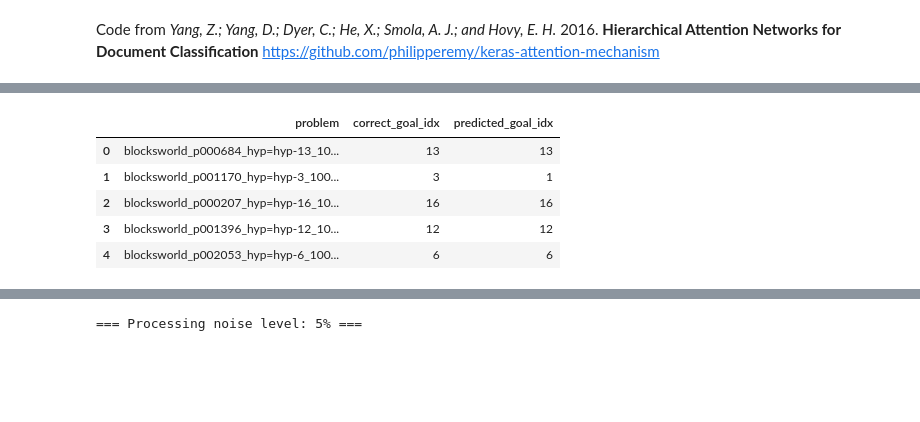
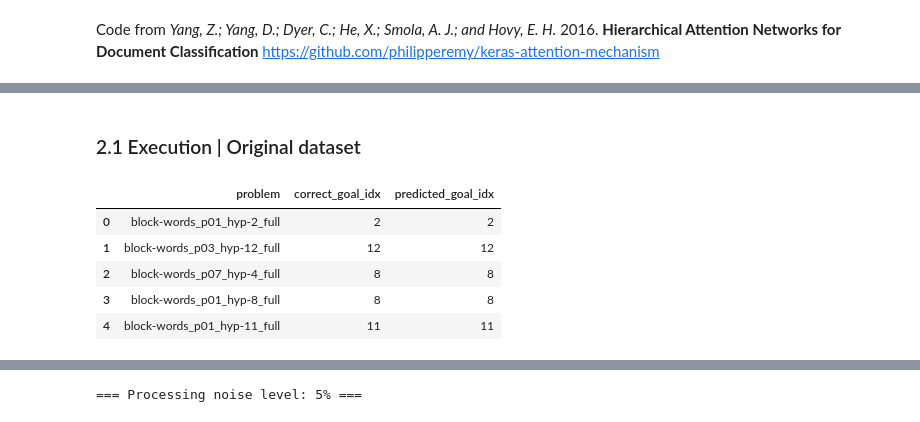
Before and after one commit to MechaMic38/GRNet, a Jupyter notebook: code/GRNet_approach.ipynb, the cells around one changed output, grey strips where cells are left out. Saved outputs shown, nothing was run; the diff lists cells and outputs as text; code cells hidden in the pictures; blank space fills up the shorter version.

Commit message:
Added automation execution of both original and noisy sets.
Detailed work:
- Automatic execution of both original and noisy sets.
- Results are saved in CSV files.
- Better notebook structure outline.

```diff
--- a/code/GRNet_approach.ipynb
+++ b/code/GRNet_approach.ipynb
@@ -950 +955,21 @@ def run_experiment(obs_file: str,
+# %%
+# Domain
+DOMAIN = C.BLOCKSWORLD
+DOMAIN_NAME = 'blocksworld'
+
+# Paths to testsets and reports
+TS_DIR = 'TS_Per' # Either 'TS_PerGen' or 'TS_Per'
+ORIGINAL_DOMAIN_DIR = f'../testsets/{TS_DIR}/{DOMAIN_NAME}'
+NOISY_DOMAIN_DIR = f'../testsets/{TS_DIR}_noisy/{DOMAIN_NAME}/{DOMAIN_NAME}-noisy'
+REPORT_DIR = f'../testsets/{TS_DIR}_noisy/{DOMAIN_NAME}/report/{DOMAIN_NAME}-noisy'
+
+# Evaluation results paths
+ORIGINAL_RESULTS_DIR = f'../results/{TS_DIR}/{DOMAIN_NAME}'
+NOISY_RESULTS_DIR = f'../results/{TS_DIR}_noisy/{DOMAIN_NAME}'
+
+# Temporary directory to unzip files
+TEMP_DIR = f'./files_temp_dir'
+
+# Additional configs
+VERBOSE = 0
 # %% [markdown]
@@ -961,8 +985,3 @@ Change these values to fit your execution
-# %%
-domain = C.BLOCKSWORLD
-domain_dir = f'../testsets/TS_PerGen_noisy/blocksworld-noisy'
-temp_dir = f'./files_temp_dir'
-verbose = 0
 # %%
 def process_domain(
     domain: int,
@@ -1103,17 +1122,19 @@ def process_noisy_domain(
         )
 
     return results
+# %% [markdown]
+### 2.1 Execution | Original dataset
 # %%
-results = process_domain(
-    domain=domain,
-    domain_dir='../testsets/TS_PerGen/blocksworld',
+original_results = process_domain(
+    domain=DOMAIN,
+    domain_dir=ORIGINAL_DOMAIN_DIR,
 )
 # %%
-results["100"].head()
+original_results["100"].head()
 # %% [output]
 |  | problem | correct_goal_idx | predicted_goal_idx |
-| 0 | blocksworld_p000684_hyp=hyp-13_10... | 13 | 13 |
-| 1 | blocksworld_p001170_hyp=hyp-3_100... | 3 | 1 |
-| 2 | blocksworld_p000207_hyp=hyp-16_10... | 16 | 16 |
-| 3 | blocksworld_p001396_hyp=hyp-12_10... | 12 | 12 |
-| 4 | blocksworld_p002053_hyp=hyp-6_100... | 6 | 6 |
+| 0 | block-words_p01_hyp-2_full | 2 | 2 |
+| 1 | block-words_p03_hyp-12_full | 12 | 12 |
+| 2 | block-words_p07_hyp-4_full | 8 | 8 |
+| 3 | block-words_p01_hyp-8_full | 8 | 8 |
+| 4 | block-words_p01_hyp-11_full | 11 | 11 |
```
Also changed, not shown: parts of 40 cells of this notebook, 1 other file.
